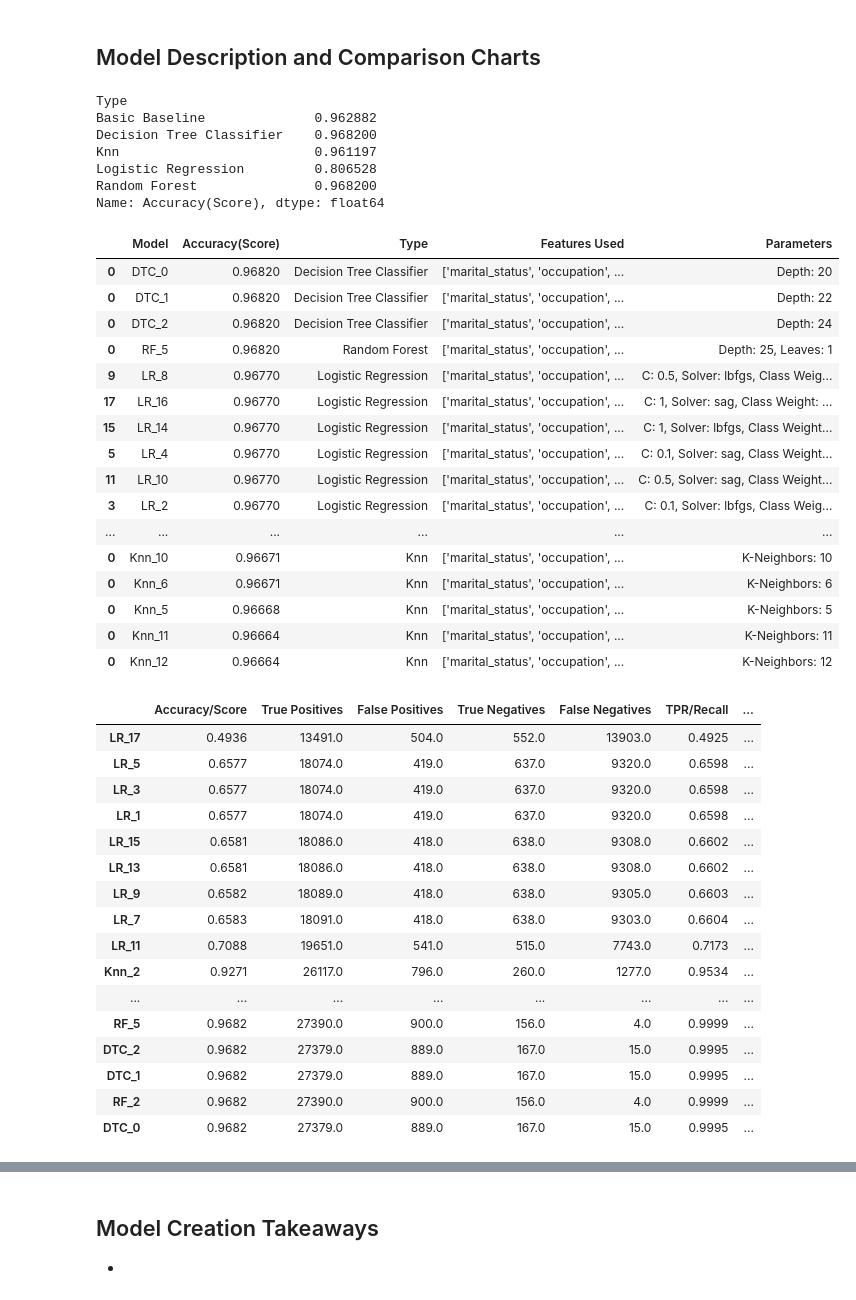
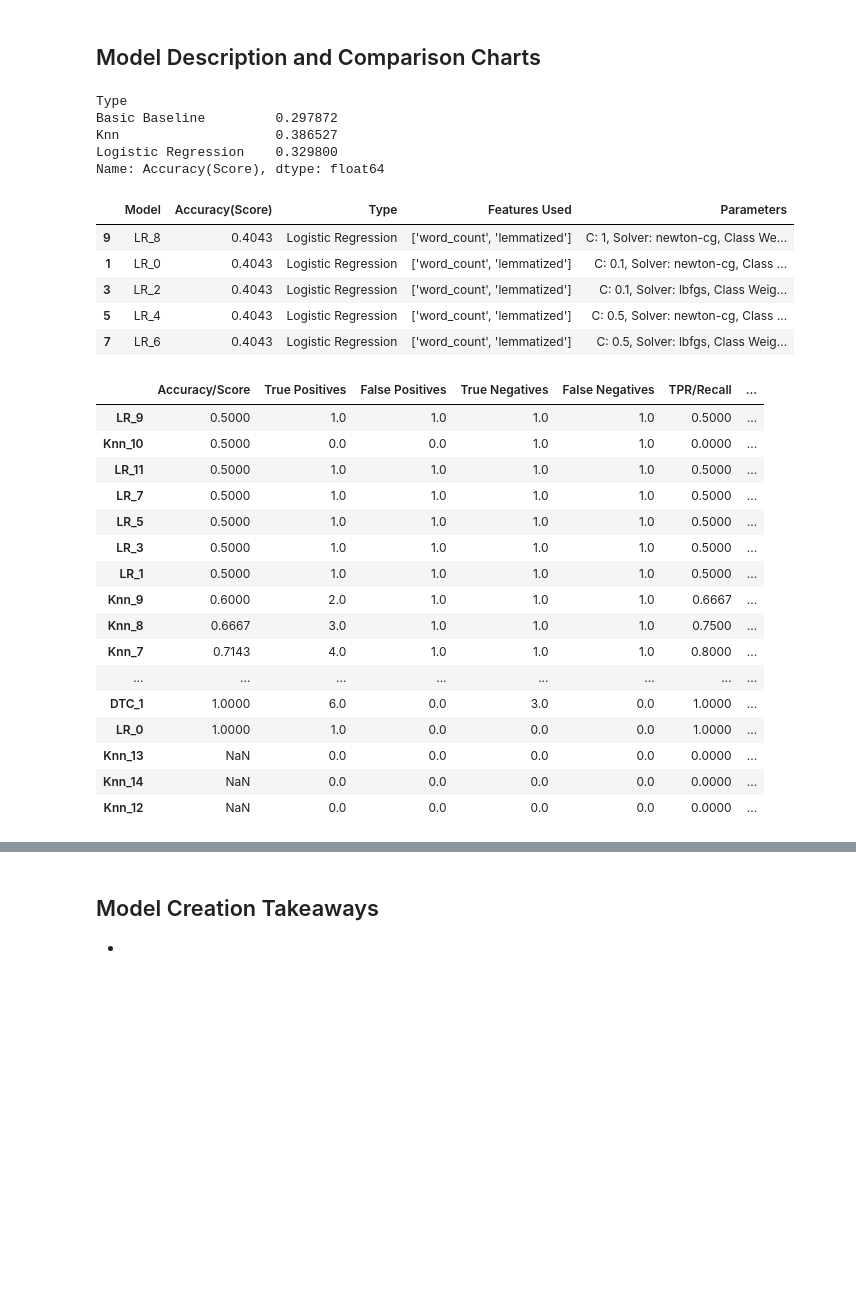
Before and after one commit to double-vincent/nlp_project, a Jupyter notebook: model.ipynb, the cells around one changed output, grey strips where cells are left out. Saved outputs shown, nothing was run; the diff lists cells and outputs as text; code cells hidden in the pictures; blank space fills up the shorter version.

```diff
--- a/model.ipynb
+++ b/model.ipynb
@@ -120,7 +121,7 @@ def vectorize_split(df):
     df['lemmatized'] = tfidf.fit_transform(df.lemmatized).todense()
 
     scaler = preprocessing.MinMaxScaler()
-    df.word_count = scaler.fit_transform(df.word_count)
+    scaler.fit_transform(df[['word_count']])
 
     train_validate, test = train_test_split(df, test_size=.3, random_state=514, stratify=df['language'])
     train, validate = train_test_split(train_validate, test_size=.3, random_state=514, stratify=train_validate['language'])
@@ -271,9 +267,9 @@ comparison_chart = model.create_comp_chart()
 # %% [markdown]
 ## Decision Tree
 # %%
-feat_set = ['word_count']
+feat_set = ['word_count', 'lemmatized']
 # %%
-subsets = [train, X_train, y_train]
+subsets = [train, X_train, y_train, X_validate, y_validate]
 # %%
 def model_dtc(feat_set,\
         model_descriptions,
@@ -477,58 +477,45 @@ def model_lr(feat_set,\
 # %%
-model_descriptions, comparison_chart = model_lr(feat_set, model_descriptions, comparison_chart)
+model_descriptions, comparison_chart = model_lr(feat_set, model_descriptions, comparison_chart, subsets)
 # %% [markdown]
 ## Model Description and Comparison Charts
 # %%
 model_descriptions.groupby('Type')['Accuracy(Score)'].mean()
 # %% [output]
 Type
-Basic Baseline              0.962882
-Decision Tree Classifier    0.968200
-Knn                         0.961197
-Logistic Regression         0.806528
-Random Forest               0.968200
+Basic Baseline         0.297872
+Knn                    0.386527
+Logistic Regression    0.329800
 Name: Accuracy(Score), dtype: float64
 # %%
 #model descriptions
-model_descriptions.sort_values('Accuracy(Score)', ascending=False).head(20)
+model_descriptions.sort_values('Accuracy(Score)', ascending=False).head(5)
 # %% [output]
 |  | Model | Accuracy(Score) | Type | Features Used | Parameters |
-| 0 | DTC_0 | 0.96820 | Decision Tree Classifier | ['marital_status', 'occupation', ... | Depth: 20 |
-| 0 | DTC_1 | 0.96820 | Decision Tree Classifier | ['marital_status', 'occupation', ... | Depth: 22 |
-| 0 | DTC_2 | 0.96820 | Decision Tree Classifier | ['marital_status', 'occupation', ... | Depth: 24 |
-| 0 | RF_5 | 0.96820 | Random Forest | ['marital_status', 'occupation', ... | Depth: 25, Leaves: 1 |
-| 9 | LR_8 | 0.96770 | Logistic Regression | ['marital_status', 'occupation', ... | C: 0.5, Solver: lbfgs, Class Weig... |
-| 17 | LR_16 | 0.96770 | Logistic Regression | ['marital_status', 'occupation', ... | C: 1, Solver: sag, Class Weight: ... |
-| 15 | LR_14 | 0.96770 | Logistic Regression | ['marital_status', 'occupation', ... | C: 1, Solver: lbfgs, Class Weight... |
-| 5 | LR_4 | 0.96770 | Logistic Regression | ['marital_status', 'occupation', ... | C: 0.1, Solver: sag, Class Weight... |
-| 11 | LR_10 | 0.96770 | Logistic Regression | ['marital_status', 'occupation', ... | C: 0.5, Solver: sag, Class Weight... |
-| 3 | LR_2 | 0.96770 | Logistic Regression | ['marital_status', 'occupation', ... | C: 0.1, Solver: lbfgs, Class Weig... |
-| ... | ... | ... | ... | ... | ... |
-| 0 | Knn_10 | 0.96671 | Knn | ['marital_status', 'occupation', ... | K-Neighbors: 10 |
-| 0 | Knn_6 | 0.96671 | Knn | ['marital_status', 'occupation', ... | K-Neighbors: 6 |
-| 0 | Knn_5 | 0.96668 | Knn | ['marital_status', 'occupation', ... | K-Neighbors: 5 |
-| 0 | Knn_11 | 0.96664 | Knn | ['marital_status', 'occupation', ... | K-Neighbors: 11 |
-| 0 | Knn_12 | 0.96664 | Knn | ['marital_status', 'occupation', ... | K-Neighbors: 12 |
+| 9 | LR_8 | 0.4043 | Logistic Regression | ['word_count', 'lemmatized'] | C: 1, Solver: newton-cg, Class We... |
+| 1 | LR_0 | 0.4043 | Logistic Regression | ['word_count', 'lemmatized'] | C: 0.1, Solver: newton-cg, Class ... |
+| 3 | LR_2 | 0.4043 | Logistic Regression | ['word_count', 'lemmatized'] | C: 0.1, Solver: lbfgs, Class Weig... |
+| 5 | LR_4 | 0.4043 | Logistic Regression | ['word_count', 'lemmatized'] | C: 0.5, Solver: newton-cg, Class ... |
+| 7 | LR_6 | 0.4043 | Logistic Regression | ['word_count', 'lemmatized'] | C: 0.5, Solver: lbfgs, Class Weig... |
 # %%
 comparison_chart.T.sort_values(by='True Negatives', ascending=False).head(25).sort_values(by=['Accuracy/Score'])
 # %% [output]
 |  | Accuracy/Score | True Positives | False Positives | True Negatives | False Negatives | TPR/Recall | ... |
-| LR_17 | 0.4936 | 13491.0 | 504.0 | 552.0 | 13903.0 | 0.4925 | ... |
-| LR_5 | 0.6577 | 18074.0 | 419.0 | 637.0 | 9320.0 | 0.6598 | ... |
-| LR_3 | 0.6577 | 18074.0 | 419.0 | 637.0 | 9320.0 | 0.6598 | ... |
-| LR_1 | 0.6577 | 18074.0 | 419.0 | 637.0 | 9320.0 | 0.6598 | ... |
-| LR_15 | 0.6581 | 18086.0 | 418.0 | 638.0 | 9308.0 | 0.6602 | ... |
-| LR_13 | 0.6581 | 18086.0 | 418.0 | 638.0 | 9308.0 | 0.6602 | ... |
-| LR_9 | 0.6582 | 18089.0 | 418.0 | 638.0 | 9305.0 | 0.6603 | ... |
-| LR_7 | 0.6583 | 18091.0 | 418.0 | 638.0 | 9303.0 | 0.6604 | ... |
-| LR_11 | 0.7088 | 19651.0 | 541.0 | 515.0 | 7743.0 | 0.7173 | ... |
-| Knn_2 | 0.9271 | 26117.0 | 796.0 | 260.0 | 1277.0 | 0.9534 | ... |
+| LR_9 | 0.5000 | 1.0 | 1.0 | 1.0 | 1.0 | 0.5000 | ... |
+| Knn_10 | 0.5000 | 0.0 | 0.0 | 1.0 | 1.0 | 0.0000 | ... |
+| LR_11 | 0.5000 | 1.0 | 1.0 | 1.0 | 1.0 | 0.5000 | ... |
+| LR_7 | 0.5000 | 1.0 | 1.0 | 1.0 | 1.0 | 0.5000 | ... |
+| LR_5 | 0.5000 | 1.0 | 1.0 | 1.0 | 1.0 | 0.5000 | ... |
+| LR_3 | 0.5000 | 1.0 | 1.0 | 1.0 | 1.0 | 0.5000 | ... |
+| LR_1 | 0.5000 | 1.0 | 1.0 | 1.0 | 1.0 | 0.5000 | ... |
+| Knn_9 | 0.6000 | 2.0 | 1.0 | 1.0 | 1.0 | 0.6667 | ... |
+| Knn_8 | 0.6667 | 3.0 | 1.0 | 1.0 | 1.0 | 0.7500 | ... |
+| Knn_7 | 0.7143 | 4.0 | 1.0 | 1.0 | 1.0 | 0.8000 | ... |
 | ... | ... | ... | ... | ... | ... | ... | ... |
-| RF_5 | 0.9682 | 27390.0 | 900.0 | 156.0 | 4.0 | 0.9999 | ... |
-| DTC_2 | 0.9682 | 27379.0 | 889.0 | 167.0 | 15.0 | 0.9995 | ... |
-| DTC_1 | 0.9682 | 27379.0 | 889.0 | 167.0 | 15.0 | 0.9995 | ... |
-| RF_2 | 0.9682 | 27390.0 | 900.0 | 156.0 | 4.0 | 0.9999 | ... |
-| DTC_0 | 0.9682 | 27379.0 | 889.0 | 167.0 | 15.0 | 0.9995 | ... |
+| DTC_1 | 1.0000 | 6.0 | 0.0 | 3.0 | 0.0 | 1.0000 | ... |
+| LR_0 | 1.0000 | 1.0 | 0.0 | 0.0 | 0.0 | 1.0000 | ... |
+| Knn_13 | NaN | 0.0 | 0.0 | 0.0 | 0.0 | 0.0000 | ... |
+| Knn_14 | NaN | 0.0 | 0.0 | 0.0 | 0.0 | 0.0000 | ... |
+| Knn_12 | NaN | 0.0 | 0.0 | 0.0 | 0.0 | 0.0000 | ... |
 # %%
 comparison_chart.T.sort_values(by='Accuracy/Score', ascending=False).head(25).sort_values(by=['False Positives'])
 # %% [output]
```
Also changed, not shown: parts of 14 cells of this notebook, 1 other file.
